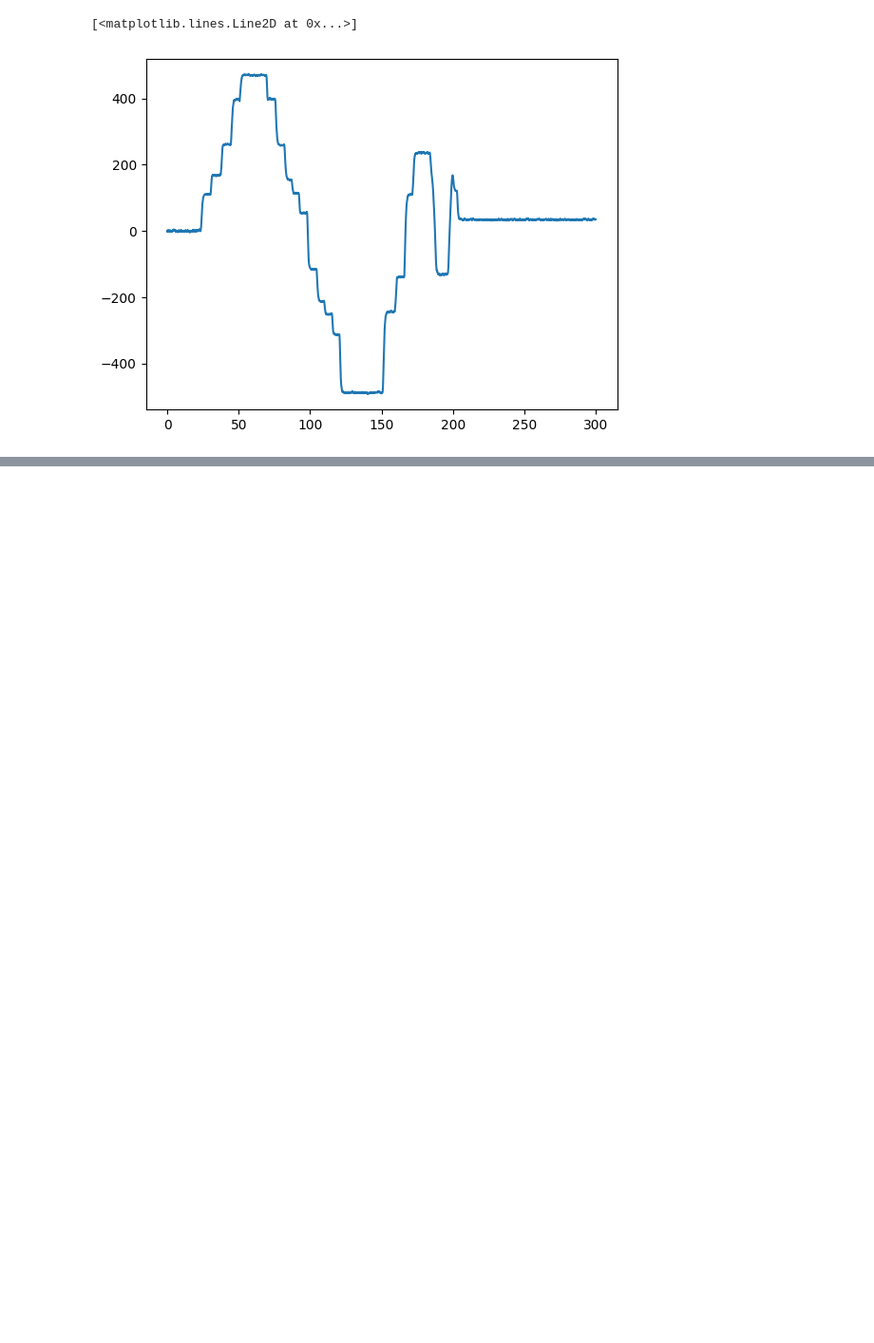
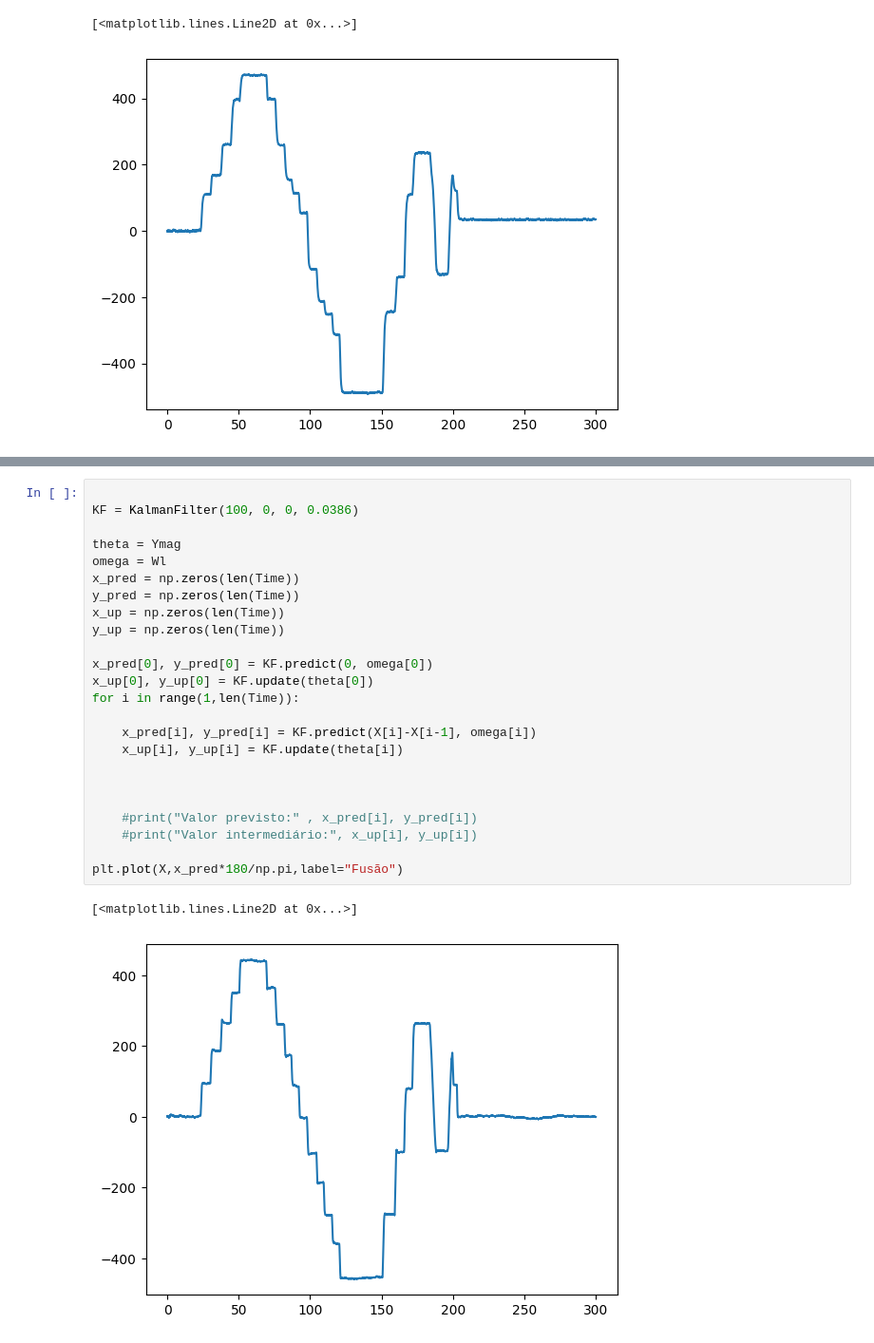
Before and after one commit to alanhpereira/pmr3502imu, a Jupyter notebook: gyro.ipynb, the cells around one changed output, grey strips where cells are left out. Shown: that part at 95% size. Drawn from its saved outputs; the diff is of its cells as text; blank space fills up the shorter version.

```diff
--- a/gyro.ipynb
+++ b/gyro.ipynb
@@ -129,0 +195,27 @@ plt.plot(X,YmagFiltered,label="Magnetometro Filtrado")
+# %%
+
+KF = KalmanFilter(100, 0, 0, 0.0386)
+
+theta = Ymag
+omega = Wl
+x_pred = np.zeros(len(Time))
+y_pred = np.zeros(len(Time))
+x_up = np.zeros(len(Time))
+y_up = np.zeros(len(Time))
+
+x_pred[0], y_pred[0] = KF.predict(0, omega[0])
+x_up[0], y_up[0] = KF.update(theta[0])
+for i in range(1,len(Time)):
+
+    x_pred[i], y_pred[i] = KF.predict(X[i]-X[i-1], omega[i])
+    x_up[i], y_up[i] = KF.update(theta[i])
+
+
+
+    #print("Valor previsto:" , x_pred[i], y_pred[i])
+    #print("Valor intermediário:", x_up[i], y_up[i])
+
+plt.plot(X,x_pred*180/np.pi,label="Fusão")
+# %% [output]
+[<matplotlib.lines.Line2D at 0x...>]
+[figure, added]
```
Also changed, not shown: parts of 2 cells of this notebook, 4 other files.
